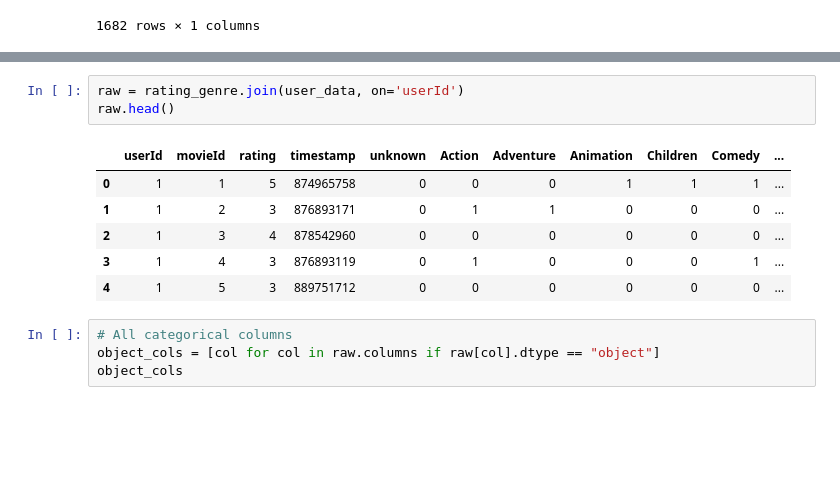
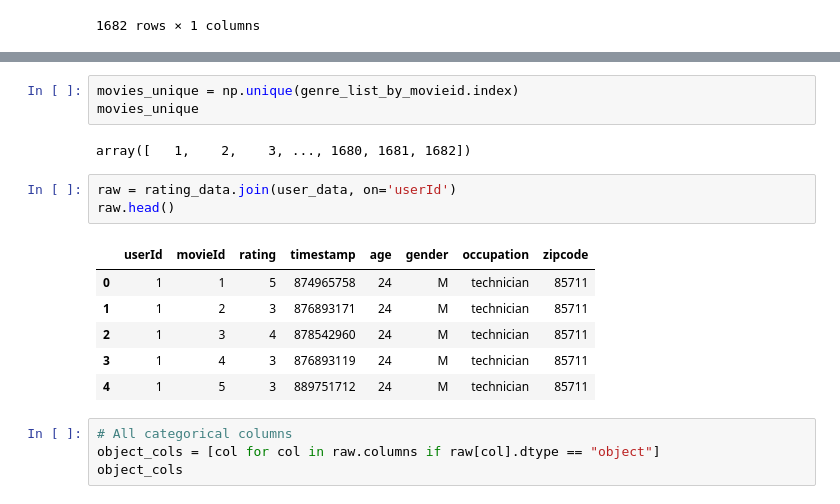
Before and after one commit to EeYeoKeat/Recommendation-System-Algorithms-in-Python, a Jupyter notebook: Movies_Recommendation/TF2_DQN_RecSys.ipynb, the cells around one changed output, grey strips where cells are left out. Cells and saved outputs as stored; diff of their text form; blank space fills up the shorter version.

```diff
--- a/Movies_Recommendation/TF2_DQN_RecSys.ipynb
+++ b/Movies_Recommendation/TF2_DQN_RecSys.ipynb
@@ -193,13 +282,18 @@ user_data
+# %%
+movies_unique = np.unique(genre_list_by_movieid.index)
+movies_unique
+# %% [output]
+array([   1,    2,    3, ..., 1680, 1681, 1682])
 # %%
-raw = rating_genre.join(user_data, on='userId')
+raw = rating_data.join(user_data, on='userId')
 raw.head()
 # %% [output]
-|  | userId | movieId | rating | timestamp | unknown | Action | Adventure | Animation | Children | Comedy | ... |
-| 0 | 1 | 1 | 5 | 874965758 | 0 | 0 | 0 | 1 | 1 | 1 | ... |
-| 1 | 1 | 2 | 3 | 876893171 | 0 | 1 | 1 | 0 | 0 | 0 | ... |
-| 2 | 1 | 3 | 4 | 878542960 | 0 | 0 | 0 | 0 | 0 | 0 | ... |
-| 3 | 1 | 4 | 3 | 876893119 | 0 | 1 | 0 | 0 | 0 | 1 | ... |
-| 4 | 1 | 5 | 3 | 889751712 | 0 | 0 | 0 | 0 | 0 | 0 | ... |
+|  | userId | movieId | rating | timestamp | age | gender | occupation | zipcode |
+| 0 | 1 | 1 | 5 | 874965758 | 24 | M | technician | 85711 |
+| 1 | 1 | 2 | 3 | 876893171 | 24 | M | technician | 85711 |
+| 2 | 1 | 3 | 4 | 878542960 | 24 | M | technician | 85711 |
+| 3 | 1 | 4 | 3 | 876893119 | 24 | M | technician | 85711 |
+| 4 | 1 | 5 | 3 | 889751712 | 24 | M | technician | 85711 |
 # %%
 # All categorical columns
 object_cols = [col for col in raw.columns if raw[col].dtype == "object"]
```
Also changed, not shown: parts of 34 cells of this notebook.
